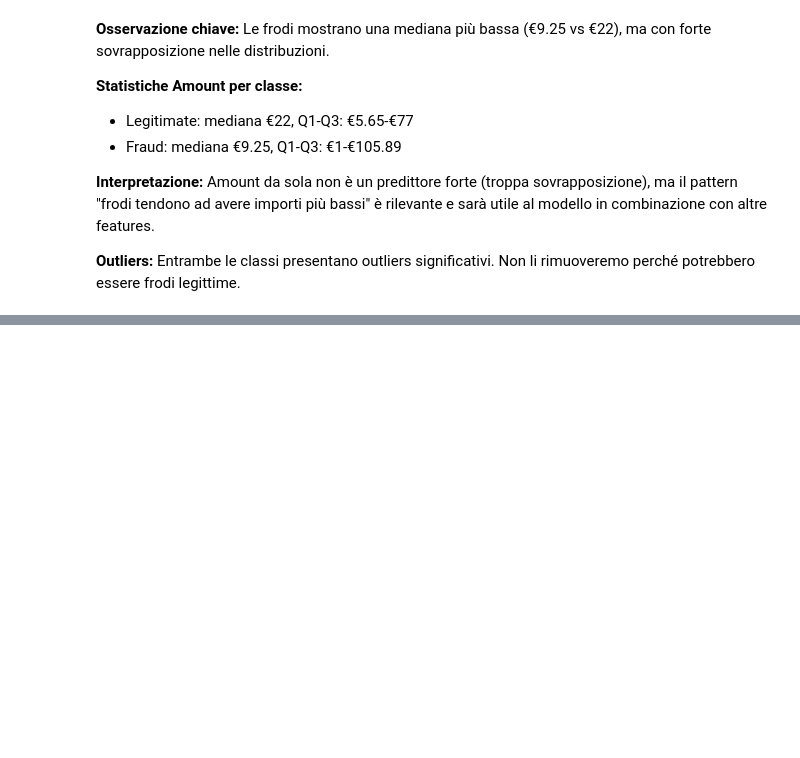
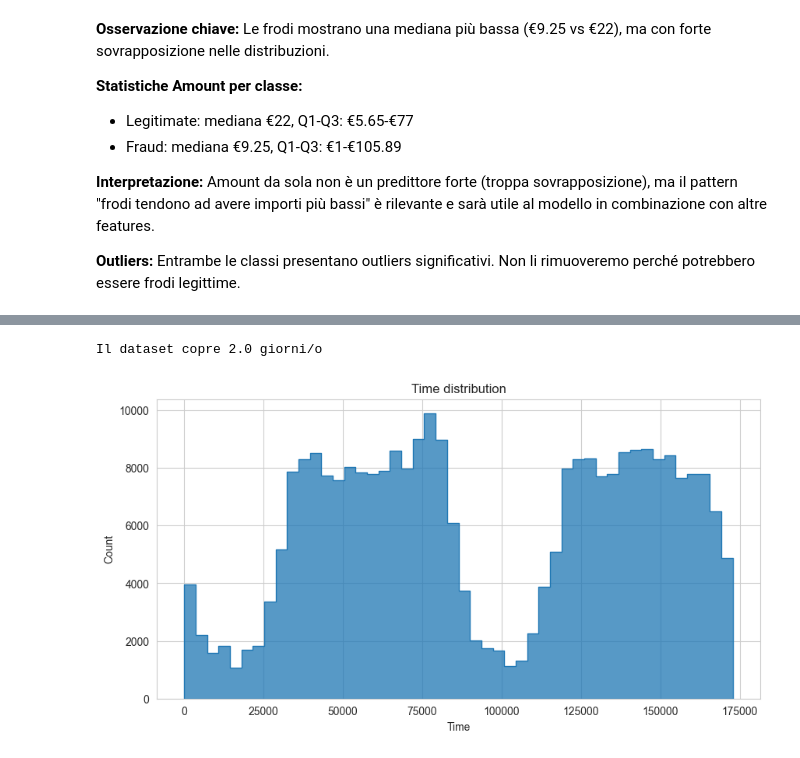
Before and after one commit to Chris05-Gen/fraud-detection-ml, a Jupyter notebook: notebooks/01_EDA.ipynb, the cells around one changed output, grey strips where cells are left out. Saved outputs shown, nothing was run; the diff lists cells and outputs as text; code cells hidden in the pictures; blank space fills up the shorter version.

```diff
--- a/notebooks/01_EDA.ipynb
+++ b/notebooks/01_EDA.ipynb
@@ -278,0 +402,13 @@ Non li rimuoveremo perché potrebbero essere frodi legittime.
+# %%
+df["Time"].describe()
+maxG = df["Time"].max()/60/60/24
+print(f"Il dataset copre {maxG:.1f} giorni/o")
+# %% [output]
+Il dataset copre 2.0 giorni/o
+# %%
+plt.figure(figsize = (10,5))
+plt.title("Time distribution")
+sns.histplot(data = df["Time"], element = "step", bins = 48)
+plt.show()
+# %% [output]
+[figure, added]
```
Also changed, not shown: parts of 22 cells of this notebook, 2 other files.
